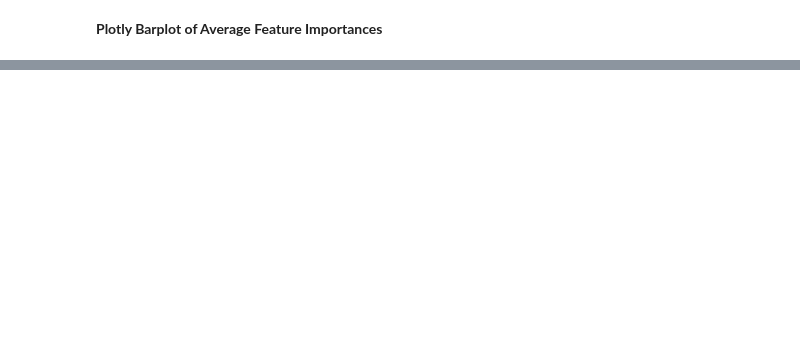
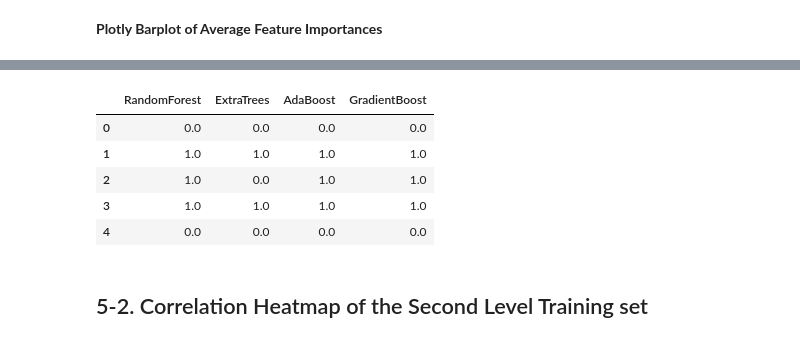
Before and after one commit to yeonduhaeyo/kaggle, a Jupyter notebook: 4-introduction-to-ensembling-stacking-in-py.ipynb, the cells around one changed output, grey strips where cells are left out. Cells and saved outputs as stored; diff of their text form; code cells hidden in the pictures; blank space fills up the shorter version.

```diff
--- a/4-introduction-to-ensembling-stacking-in-py.ipynb
+++ b/4-introduction-to-ensembling-stacking-in-py.ipynb
@@ -612,0 +668,18 @@ feature_dataframe.head(3)
+# %%
+base_predictions_train = pd.DataFrame({
+                                    'RandomForest':rf_oof_train.ravel(),
+                                    'ExtraTrees':et_oof_train.ravel(),
+                                    'AdaBoost':ada_oof_train.ravel(),
+                                    'GradientBoost':gb_oof_train.ravel()
+                                    })
+
+base_predictions_train.head()
+# %% [output]
+|  | RandomForest | ExtraTrees | AdaBoost | GradientBoost |
+| 0 | 0.0 | 0.0 | 0.0 | 0.0 |
+| 1 | 1.0 | 1.0 | 1.0 | 1.0 |
+| 2 | 1.0 | 0.0 | 1.0 | 1.0 |
+| 3 | 1.0 | 1.0 | 1.0 | 1.0 |
+| 4 | 0.0 | 0.0 | 0.0 | 0.0 |
+# %% [markdown]
+## 5-2. Correlation Heatmap of the Second Level Training set
```
Also changed, not shown: parts of 19 cells of this notebook.
